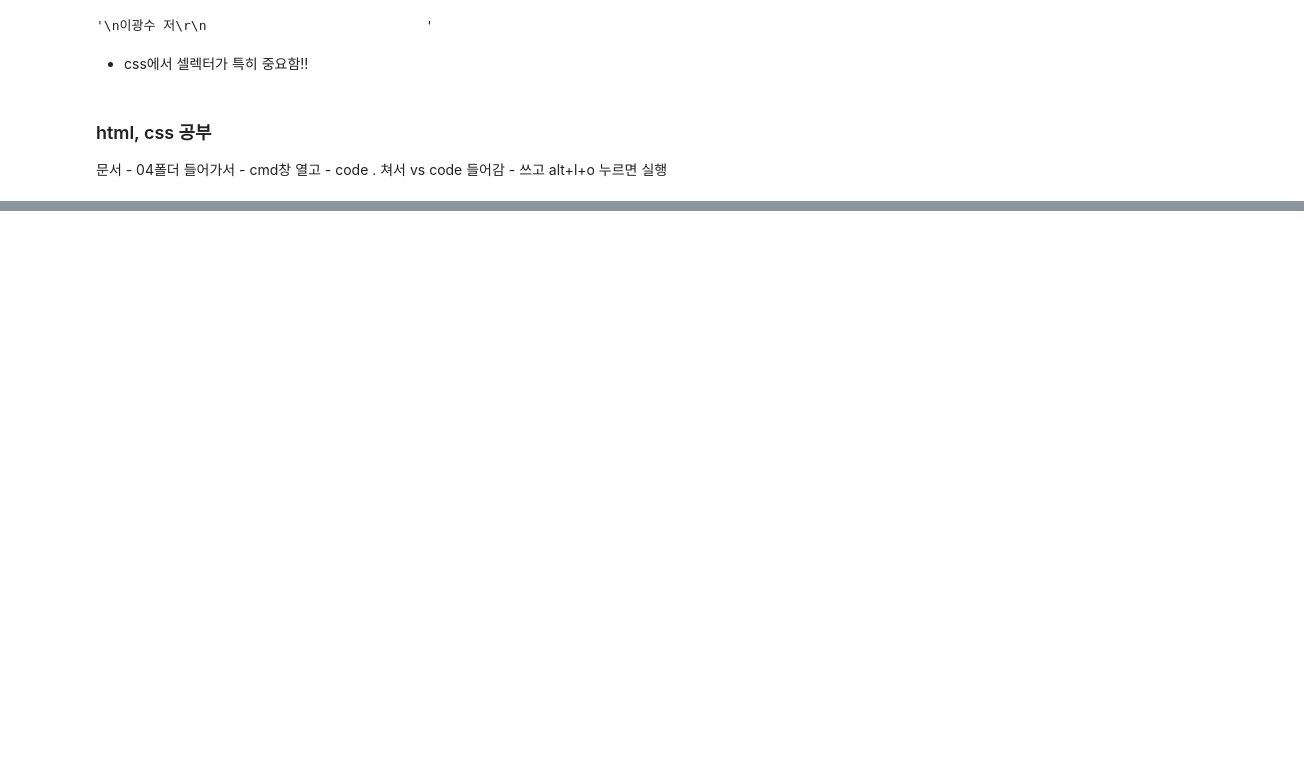
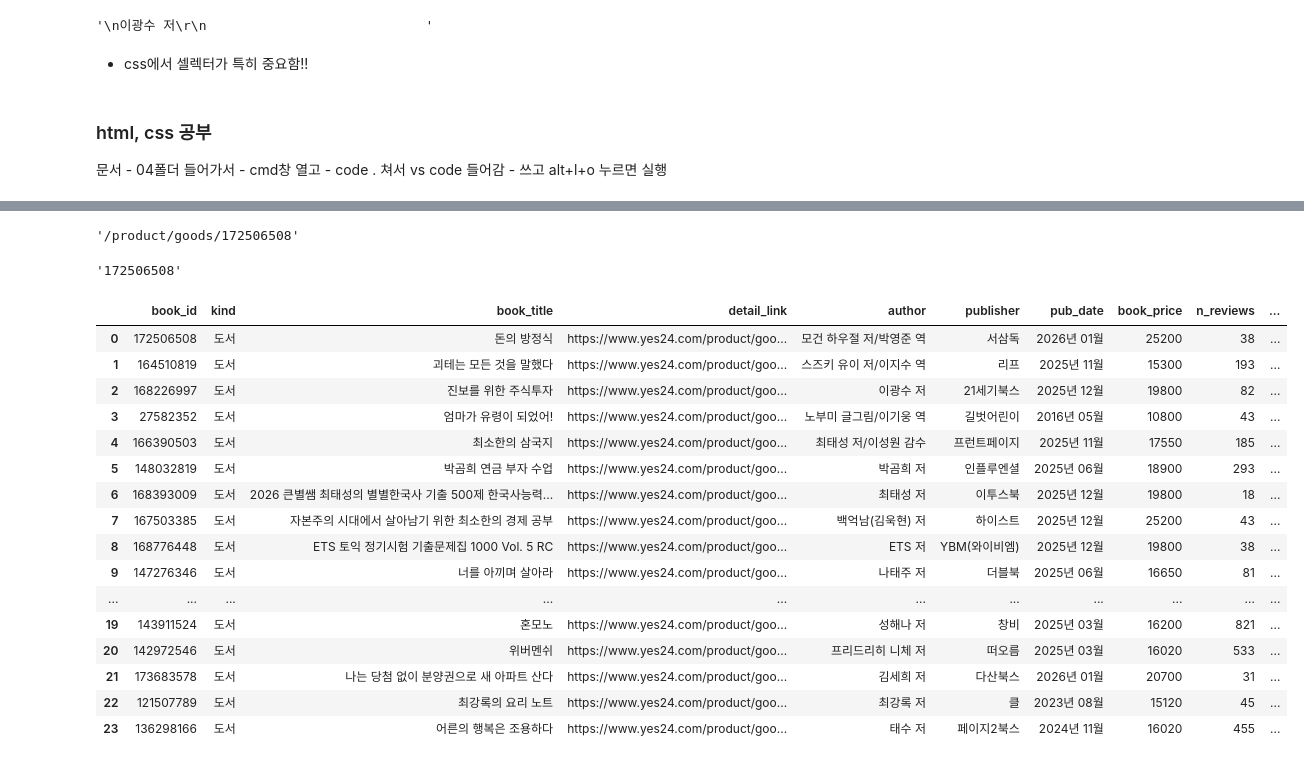
Before and after one commit to jaehee041113/fintech4, a Jupyter notebook: 05data_scraping/05_정적웹페이지에서 데이터 수집하기_yes24.ipynb, the cells around one changed output, grey strips where cells are left out. Cells and saved outputs as stored; diff of their text form; code cells hidden in the pictures; blank space fills up the shorter version.

Commit message:
html, css, java script - 정적웹페이지에서 데이터 수집하기(yes24)

```diff
--- a/05data_scraping/05_정적웹페이지에서 데이터 수집하기_yes24.ipynb
+++ b/05data_scraping/05_정적웹페이지에서 데이터 수집하기_yes24.ipynb
@@ -7,5 +11,9 @@ from bs4 import BeautifulSoup as bs
 # %%
-url="https://www.yes24.com/product/category/bestseller?categoryNumber=001"
-r=requests.get(url)
+#요청 & 파싱 파트 - 웹페이지를 파이썬으로 가져오는 과정
+#24개짜리 한 페이지만 가져온 거임
+
+url="https://www.yes24.com/product/category/bestseller"
+payload=dict(categoryNumber='001',pageNumber=1,pageSize=24)
+r=requests.get(url, params=payload)
 soup = bs(r.content, 'lxml')
-soup #html 페이지
+#soup #html yes24 페이지
@@ -62,0 +179,68 @@ soup.select_one("span.authPub.info_auth").get_text() #-> css
+# %%
+soup.select_one(".gd_name")['href']
+# %% [output]
+'/product/goods/172506508'
+# %%
+soup.select_one(".gd_name")['href'].split("/")[-1]
+# %% [output]
+'172506508'
+# %%
+# 전체 모아서 데이터프레임(DataFrame)으로 출력하기
+
+result={}
+
+for item in soup.select("#yesBestList>li"):
+    book_id=item.select_one(".gd_name")["href"].split("/")[-1]
+    #책 종류
+    kind=text_clean(item.select_one(".gd_res").get_text())
+
+    #책 제목
+    book_title=item.select_one(".gd_name").get_text()
+
+    # 책 상세 페이지 링크
+    detail_link="https://www.yes24.com" + item.select_one(".gd_name")['href']
+
+    #저자, 역자 함께 나옴
+    author=item.select_one(".authPub.info_auth").get_text().replace("\n",'').replace("\r",'')
+
+    # 출판사
+    publisher=item.select_one(".authPub.info_pub").get_text()
+
+    #출간일
+    pub_date=item.select_one(".authPub.info_date").get_text()
+
+    #책 가격
+    book_price=int(item.select_one("div.info_row.info_price em.yes_b").get_text().replace(",",''))
+
+    #리뷰 수
+    n_reviews=int(item.select_one(".txC_blue").get_text().replace(",",'')) if item.select_one(".txC_blue")!=None else 0
+
+    #리뷰 평점
+    rating=float(item.select_one(".rating_grade em.yes_b").get_text()) if item.select_one(".rating_grade em.yes_b")!=None else 0
+
+    keys=("book_id", "kind", "book_title",'detail_link', 'author', 'publisher', 'pub_date', 'book_price','n_reviews', 'rating')
+    values=(book_id,kind, book_title, detail_link, author, publisher, pub_date, book_price, n_reviews, rating)
+
+    for key, value in zip(keys,values):
+        result.setdefault(key, []).append(value)
+
+df=pd.DataFrame(result)
+df
+# %% [output]
+|  | book_id | kind | book_title | detail_link | author | publisher | pub_date | book_price | n_reviews | ... |
+| 0 | 172506508 | 도서 | 돈의 방정식 | https://www.yes24.com/product/goo... | 모건 하우절 저/박영준 역 | 서삼독 | 2026년 01월 | 25200 | 38 | ... |
+| 1 | 164510819 | 도서 | 괴테는 모든 것을 말했다 | https://www.yes24.com/product/goo... | 스즈키 유이 저/이지수 역 | 리프 | 2025년 11월 | 15300 | 193 | ... |
+| 2 | 168226997 | 도서 | 진보를 위한 주식투자 | https://www.yes24.com/product/goo... | 이광수 저 | 21세기북스 | 2025년 12월 | 19800 | 82 | ... |
+| 3 | 27582352 | 도서 | 엄마가 유령이 되었어! | https://www.yes24.com/product/goo... | 노부미 글그림/이기웅 역 | 길벗어린이 | 2016년 05월 | 10800 | 43 | ... |
+| 4 | 166390503 | 도서 | 최소한의 삼국지 | https://www.yes24.com/product/goo... | 최태성 저/이성원 감수 | 프런트페이지 | 2025년 11월 | 17550 | 185 | ... |
+| 5 | 148032819 | 도서 | 박곰희 연금 부자 수업 | https://www.yes24.com/product/goo... | 박곰희 저 | 인플루엔셜 | 2025년 06월 | 18900 | 293 | ... |
+| 6 | 168393009 | 도서 | 2026 큰별쌤 최태성의 별별한국사 기출 500제 한국사능력... | https://www.yes24.com/product/goo... | 최태성 저 | 이투스북 | 2025년 12월 | 19800 | 18 | ... |
+| 7 | 167503385 | 도서 | 자본주의 시대에서 살아남기 위한 최소한의 경제 공부 | https://www.yes24.com/product/goo... | 백억남(김욱현) 저 | 하이스트 | 2025년 12월 | 25200 | 43 | ... |
+| 8 | 168776448 | 도서 | ETS 토익 정기시험 기출문제집 1000 Vol. 5 RC | https://www.yes24.com/product/goo... | ETS 저 | YBM(와이비엠) | 2025년 12월 | 19800 | 38 | ... |
+| 9 | 147276346 | 도서 | 너를 아끼며 살아라 | https://www.yes24.com/product/goo... | 나태주 저 | 더블북 | 2025년 06월 | 16650 | 81 | ... |
+| ... | ... | ... | ... | ... | ... | ... | ... | ... | ... | ... |
+| 19 | 143911524 | 도서 | 혼모노 | https://www.yes24.com/product/goo... | 성해나 저 | 창비 | 2025년 03월 | 16200 | 821 | ... |
+| 20 | 142972546 | 도서 | 위버멘쉬 | https://www.yes24.com/product/goo... | 프리드리히 니체 저 | 떠오름 | 2025년 03월 | 16020 | 533 | ... |
+| 21 | 173683578 | 도서 | 나는 당첨 없이 분양권으로 새 아파트 산다 | https://www.yes24.com/product/goo... | 김세희 저 | 다산북스 | 2026년 01월 | 20700 | 31 | ... |
+| 22 | 121507789 | 도서 | 최강록의 요리 노트 | https://www.yes24.com/product/goo... | 최강록 저 | 클 | 2023년 08월 | 15120 | 45 | ... |
+| 23 | 136298166 | 도서 | 어른의 행복은 조용하다 | https://www.yes24.com/product/goo... | 태수 저 | 페이지2북스 | 2024년 11월 | 16020 | 455 | ... |
```
Also changed, not shown: parts of 19 cells of this notebook, 5 other files.
